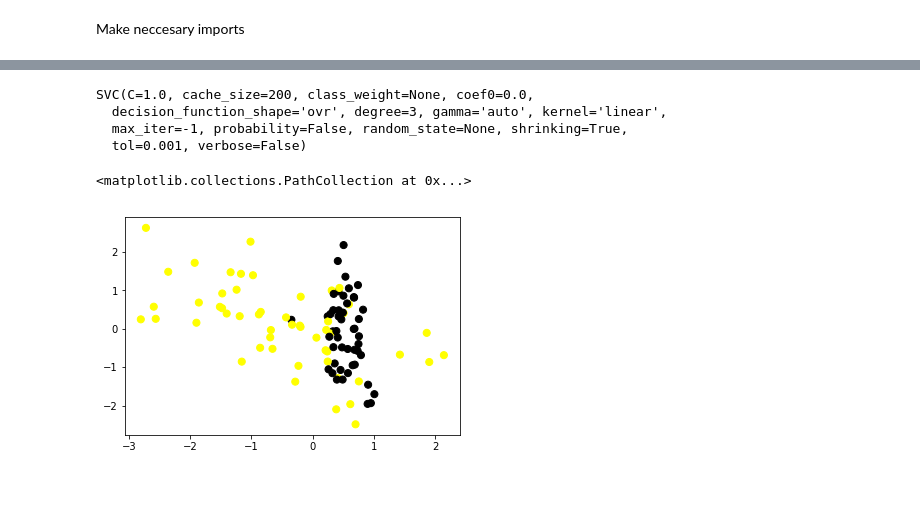
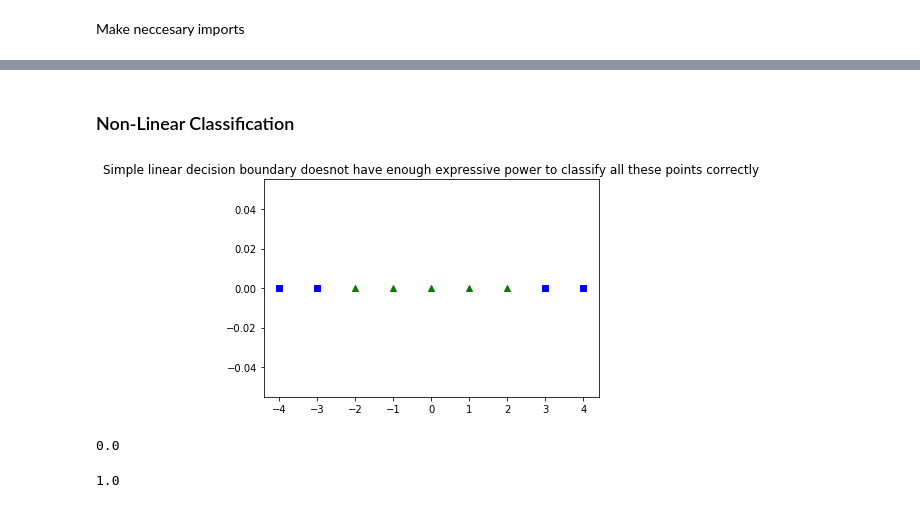
Before and after one commit to satyammishraml/DataMiningBook, a Jupyter notebook: Machine Learning Algorithms/Support Vector Machines.ipynb, the cells around one changed output, grey strips where cells are left out. Cells and saved outputs as stored; diff of their text form; code cells hidden in the pictures.

```diff
--- a/Machine Learning Algorithms/Support Vector Machines.ipynb
+++ b/Machine Learning Algorithms/Support Vector Machines.ipynb
@@ -71,23 +2,0 @@ IndexError: index 1 is out of bounds for axis 0 with size 1
-# %%
-from sklearn.preprocessing import StandardScaler
-xscaled = StandardScaler().fit_transform(X_C2)
-clf.fit(xscaled, y_C2)
-# %% [output]
-SVC(C=1.0, cache_size=200, class_weight=None, coef0=0.0,
-  decision_function_shape='ovr', degree=3, gamma='auto', kernel='linear',
-  max_iter=-1, probability=False, random_state=None, shrinking=True,
-  tol=0.001, verbose=False)
-# %%
-plt.scatter(xscaled[:, 0], xscaled[:, 1], c=y_C2, marker= 'o', s=50, cmap=cmap_bold)
-plt.plot(x0, x1, "k-", linewidth =2) #Decision boundary
-plt.axis([np.min(X_C2[:, 0]), np.max(X_C2[:, 0]), np.min(X_C2[:, 1]), np.max(X_C2[:, 1])]) # Defining limits
-gutter_up = x1+(1/w[0][1])
-gutter_down = x1-(1/w[0][1])
-plt.plot(x0, gutter_up, "k--", linewidth=2)
-plt.plot(x0, gutter_down, "k--", linewidth=2)
-svs = clf.support_vectors_
-plt.scatter(svs[:, 0], svs[:, 1], s=180, facecolors='#FFAAAA')
-plt.show()
-# %% [output]
-<matplotlib.collections.PathCollection at 0x...>
-[figure, removed]
@@ -93,0 +8,2 @@ plt.show()
+# %% [markdown]
+### Non-Linear Classification
@@ -93,0 +13,7 @@ plt.show()
+# %%
+X1D = np.linspace(-4, 4, 9)
+y = np.array([0, 0, 1, 1, 1, 1, 1, 0, 0])
+plt.plot(X1D[y==0], np.zeros(4), "bs")
+plt.plot(X1D[y==1], np.zeros(5), "g^")
+# %% [output]
+[figure, added]
@@ -93,0 +23,8 @@ plt.show()
+# %%
+clf.coef_[0][0]
+# %% [output]
+0.0
+# %%
+clf.intercept_[0]
+# %% [output]
+1.0
```
Also changed, not shown: parts of 65 cells of this notebook, 9 other files.
